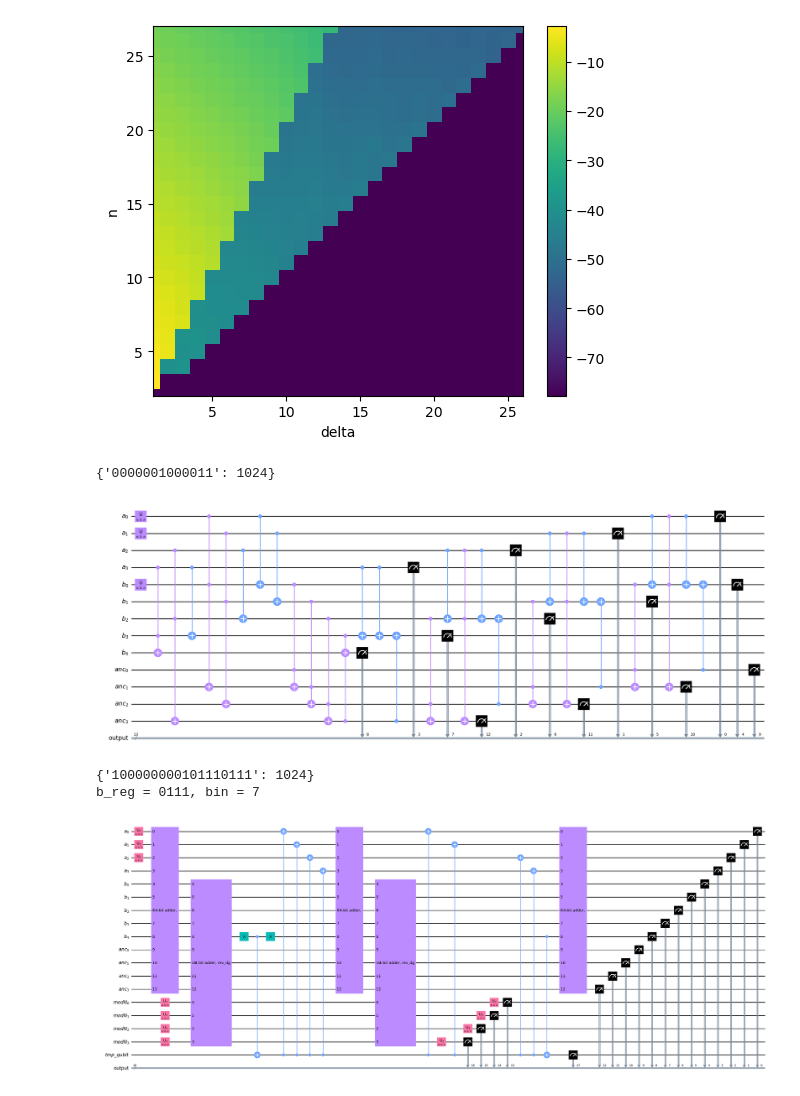
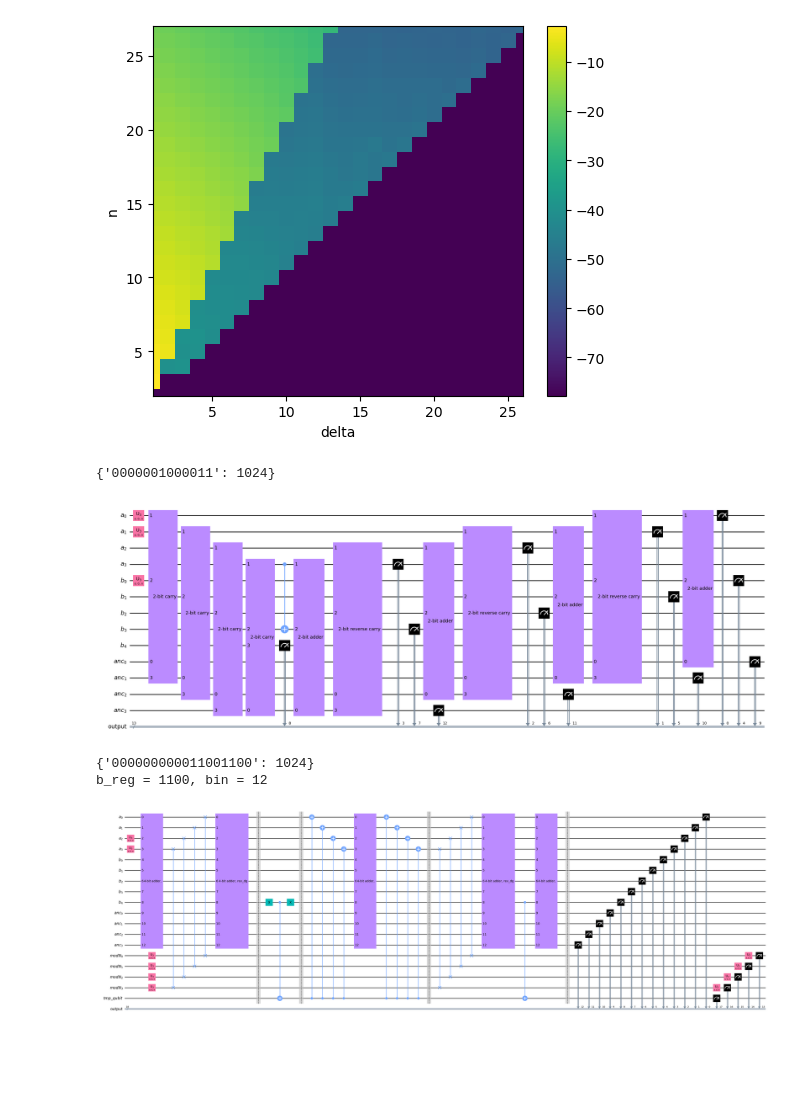
Before and after one commit to JuliuszSyrewicz/quantumFactorization, a Jupyter notebook: QFT.ipynb, the cells around one changed output. Drawn from its saved outputs; the diff is of its cells as text; code cells hidden in the pictures; blank space fills up the shorter version.

Commit message:
Fixed a bug with the n-bit modular adder function in arithmetic.py which fixed the problems with the modular multiplier prototype (still not implemented as a separate function)

```diff
--- a/QFT.ipynb
+++ b/QFT.ipynb
@@ -77,40 +82,42 @@ from qiskit import QuantumRegister, ClassicalRegister
 n = 4
 N = 3*n+1
 
 reg_a = QuantumRegister(n, name="a")
 reg_b = QuantumRegister(n + 1, name="b")
 reg_anc = QuantumRegister(n, name="anc")
 cr = ClassicalRegister(N, name="output")
 
 qc = QuantumCircuit(reg_a, reg_b, reg_anc, cr)
 
 qc.x(0)
 qc.x(1)
 qc.x(4)
 
 reverse_bool = False
 qc.append(nBitAdder(n, reg_a, reg_b, reg_anc, reverse=reverse_bool), reg_a[0:n] + reg_b[0:n + 1] + reg_anc[0:n])
 # qc.append(nBitAdder(n, reg_a, reg_b, reg_anc, reverse=True), reg_a[0:n] + reg_b[0:n + 1] + reg_anc[0:n])
 qc.draw(output="mpl", fold=-1, filename="circuits/{}-bitAdder{}.png".format(n, "Reversed" if reverse_bool == True else ""))
 qc.measure(range(N), range(N))
 
-decomposed = qc.decompose(reps=2)
+decomposed = qc.decompose(reps=1)
 
 simulator = Aer.get_backend('qasm_simulator')
 job_sim = simulator.run(qk.transpile(qc, simulator), shots=1024)
 result_sim = job_sim.result()
 counts = result_sim.get_counts(qc)
 print(counts)
 
 decomposed.draw(output="mpl", fold=-1, filename="circuits/{}-bitAdderDecomposed{}.png".format(n, "Reversed" if reverse_bool == True else ""))
 # %% [output]
 {'0000001000011': 1024}
-[figure, old version]
+[figure, new version]
 # %%
 # n-bit adder modulo x
 n = 4
 N = 4*n+2
 reverse_bool = False
+
+arithmetic = reload(arithmetic)
 
 reg_a = QuantumRegister(n, name="a")
 reg_b = QuantumRegister(n + 1, name="b")
@@ -124,8 +131,8 @@ qc = QuantumCircuit(reg_a, reg_b, reg_anc, reg_N, reg_tmp_qubit, cr)
 # set big N as in (mod N)
 qc.x(reg_N[i] for i in range(n))
 
-qc.x(reg_a[i] for i in (0,1,2))
-# qc.x(reg_b[i] for i in (1,2,3))
+qc.x(reg_a[i] for i in (2,3))
+# qc.x(reg_b[i] for i in [])
 
 qc.append(nbitModNAdder(n, reg_a, reg_b, reg_anc, reg_N, reg_tmp_qubit), reg_a[0:n] + reg_b[0:n + 1] + reg_anc[0:n] + reg_N[0:n] + reg_tmp_qubit[0:1])
 
@@ -148,9 +155,9 @@ decomposed = qc.decompose(reps=1)
 # qc.draw(output="mpl", fold=-1, justify='right', filename="circuits/{}-bitModularAdder{}.png".format(n, "Reversed" if reverse_bool == True else ""))
 decomposed.draw(output="mpl", style="bw", fold=-1, justify='right', filename="circuits/{}-bitModularAdder{}Decomposed.png".format(n, "Reversed" if reverse_bool == True else ""))
 # %% [output]
-{'100000000101110111': 1024}
-b_reg = 0111, bin = 7
+{'000000000011001100': 1024}
+b_reg = 1100, bin = 12
-[figure, old version]
+[figure, new version]
 # %%
 # modular multiplier circuit
 n = 4
```
Also changed, not shown: parts of 2 cells of this notebook, 1 other file.
